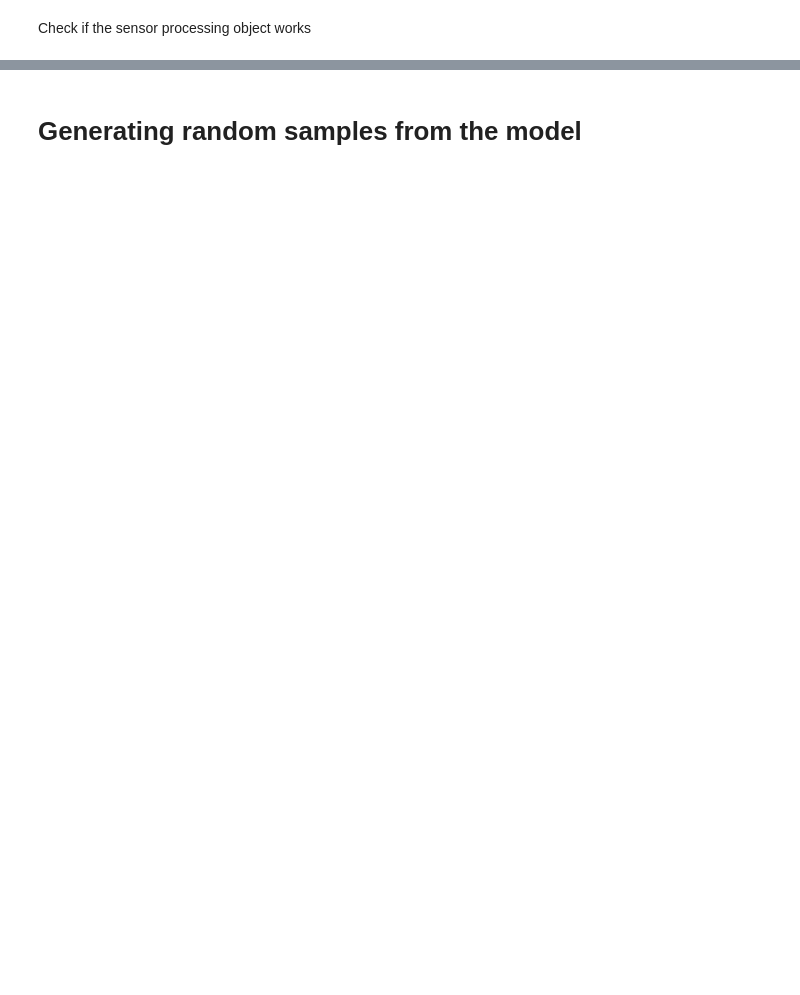
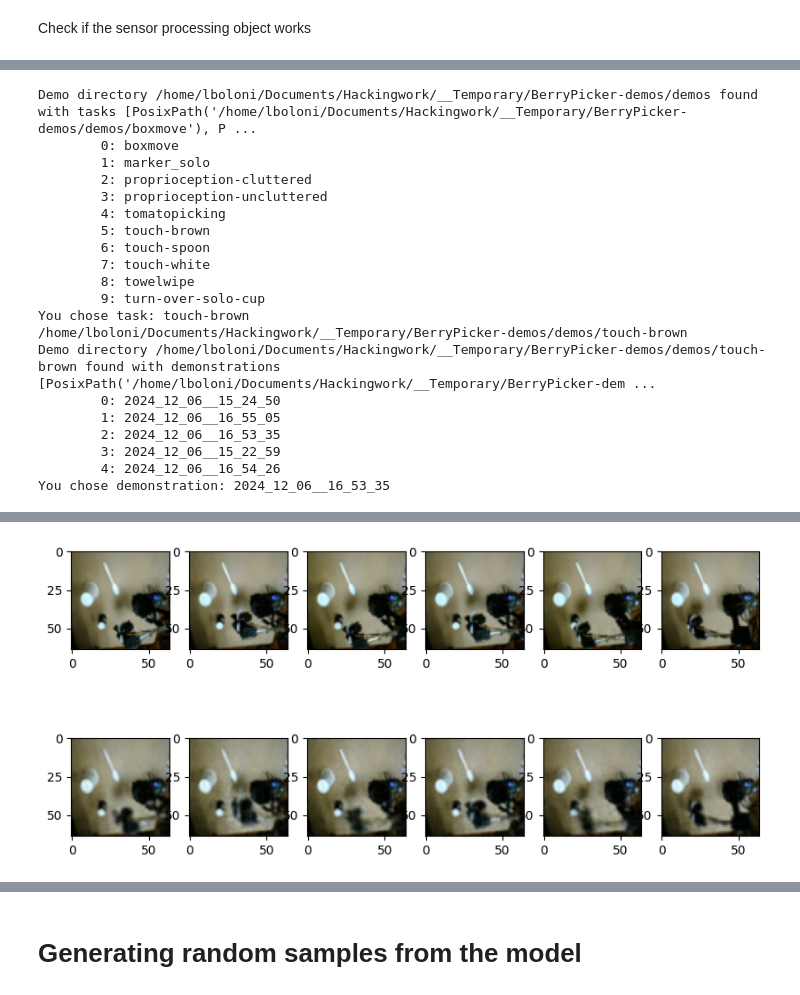
Before and after one commit to Sahara-Sheik/Robotic-Vision, a Jupyter notebook: src/encoding_conv_vae/Experiment-Conv-VAE.ipynb, the cells around one changed output, grey strips where cells are left out. Cells and saved outputs as stored; diff of their text form; code cells hidden in the pictures; blank space fills up the shorter version.

```diff
--- a/src/encoding_conv_vae/Experiment-Conv-VAE.ipynb
+++ b/src/encoding_conv_vae/Experiment-Conv-VAE.ipynb
@@ -129,21 +98,12 @@ print(val)
 # %%
-transform = sp_helper.get_transform_to_robot()
-
-input, image = sp_helper.load_picturefile_to_tensor(picture_name, transform)
-
-# Running the input on the output
-output, mu, logvar = sp.model(input)
-
-# Output: the visual reconstruction
-output_for_pic = output[0].cpu().permute(1, 2, 0).detach().numpy()
-
-# mu: the encoding,
-print(f"mu = {mu}")
-
-# log_var: the log-var values for this input
-print(f"logvar = {logvar}")
-
-# Showing the input and the reconstructed output side by side
-fig, axs = plt.subplots(1, 2, figsize=(10, 5))
-axs[0].imshow(image)
-axs[1].imshow(output_for_pic)
+def visualize_VAE(sp, picture_name, axoriginal, axreconstr):
+    """Visualize the performance of the reconstruction of a VAE sensorprocessing object. Show the original and the reconstruction in fields of a picture."""
+    transform = sp_helper.get_transform_to_robot()
+    input, image = sp_helper.load_picturefile_to_tensor(picture_name, transform)
+    # Running the input on the output
+    output, mu, logvar = sp.model(input)
+    # Output: the visual reconstruction
+    output_for_pic = output[0].cpu().permute(1, 2, 0).detach().numpy()
+    # Showing the input and the reconstruction
+    axoriginal.imshow(image)
+    axreconstr.imshow(output_for_pic)
@@ -170,0 +110,34 @@ mu = tensor([[-6.5365e-01, -2.5016e-01, -2.9095e-01, -7.1205e-02, -8.3335e-04,
+# %%
+# Implement me: choose a random set of images from a task
+
+_, task_dir = ui_choose_task(offer_task_creation=True)
+print(task_dir)
+demo_dir = ui_choose_demo(task_dir)
+# FIXME: need to choose the demonstration
+jpg_files = list(demo_dir.glob("*.jpg"))
+n = 6
+randomjpg = random.sample(jpg_files, n)
+fig, axs = plt.subplots(2, n, figsize=(10, 5))
+for i in range(n):
+    visualize_VAE(sp, randomjpg[i], axs[0,i], axs[1,i])
+# %% [output]
+Demo directory /home/lboloni/Documents/Hackingwork/__Temporary/BerryPicker-demos/demos found with tasks [PosixPath('/home/lboloni/Documents/Hackingwork/__Temporary/BerryPicker-demos/demos/boxmove'), P ...
+        0: boxmove
+        1: marker_solo
+        2: proprioception-cluttered
+        3: proprioception-uncluttered
+        4: tomatopicking
+        5: touch-brown
+        6: touch-spoon
+        7: touch-white
+        8: towelwipe
+        9: turn-over-solo-cup
+You chose task: touch-brown
+/home/lboloni/Documents/Hackingwork/__Temporary/BerryPicker-demos/demos/touch-brown
+Demo directory /home/lboloni/Documents/Hackingwork/__Temporary/BerryPicker-demos/demos/touch-brown found with demonstrations [PosixPath('/home/lboloni/Documents/Hackingwork/__Temporary/BerryPicker-dem ...
+        0: 2024_12_06__15_24_50
+        1: 2024_12_06__16_55_05
+        2: 2024_12_06__16_53_35
+        3: 2024_12_06__15_22_59
+        4: 2024_12_06__16_54_26
+You chose demonstration: 2024_12_06__16_53_35
@@ -171,3 +150,4 @@ mu = tensor([[-6.5365e-01, -2.5016e-01, -2.9095e-01, -7.1205e-02, -8.3335e-04,
+[figure, added]
 # %%
 
 # Try to do a decoding from the same mu
```
Also changed, not shown: parts of 9 cells of this notebook, 4 other files.
